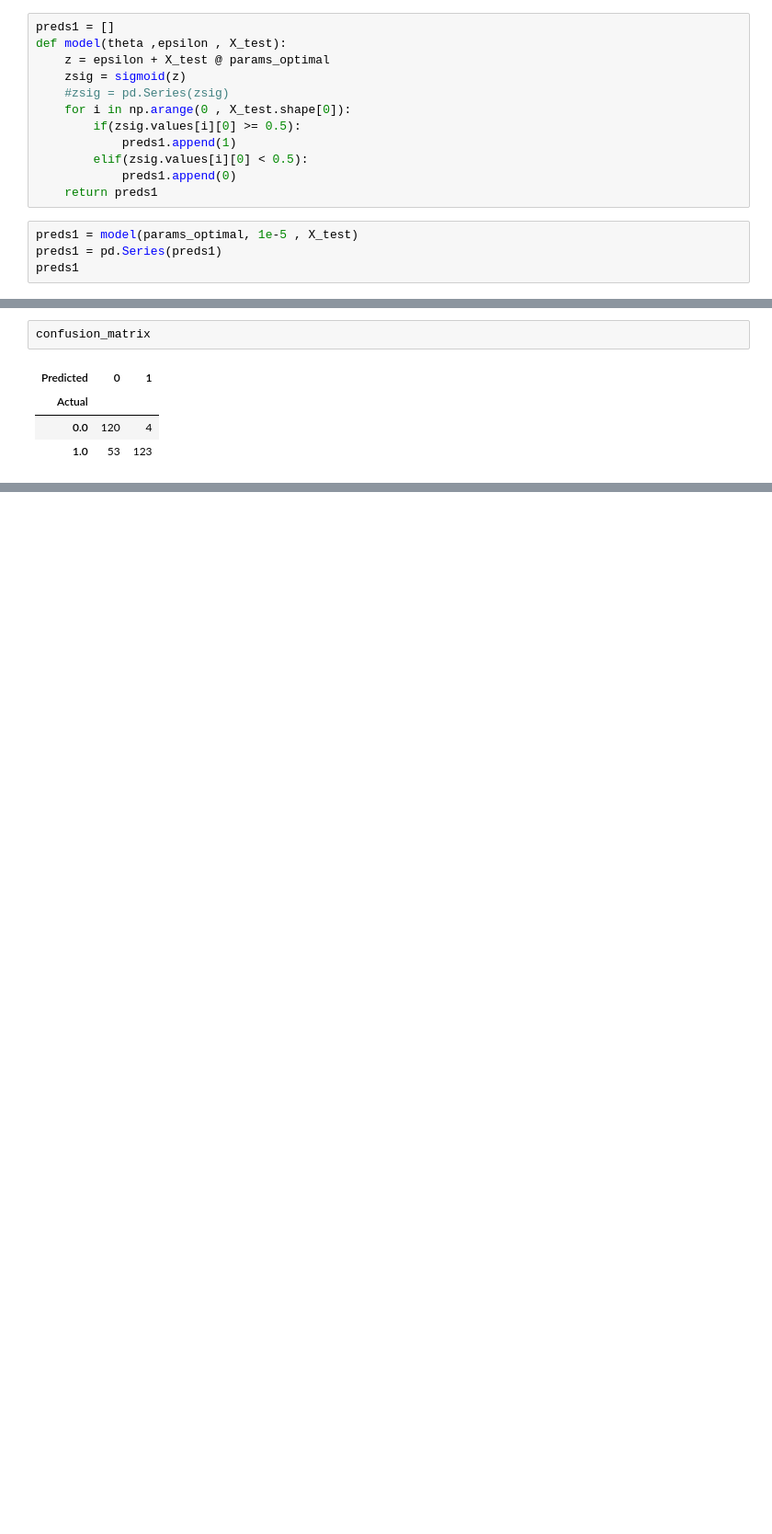
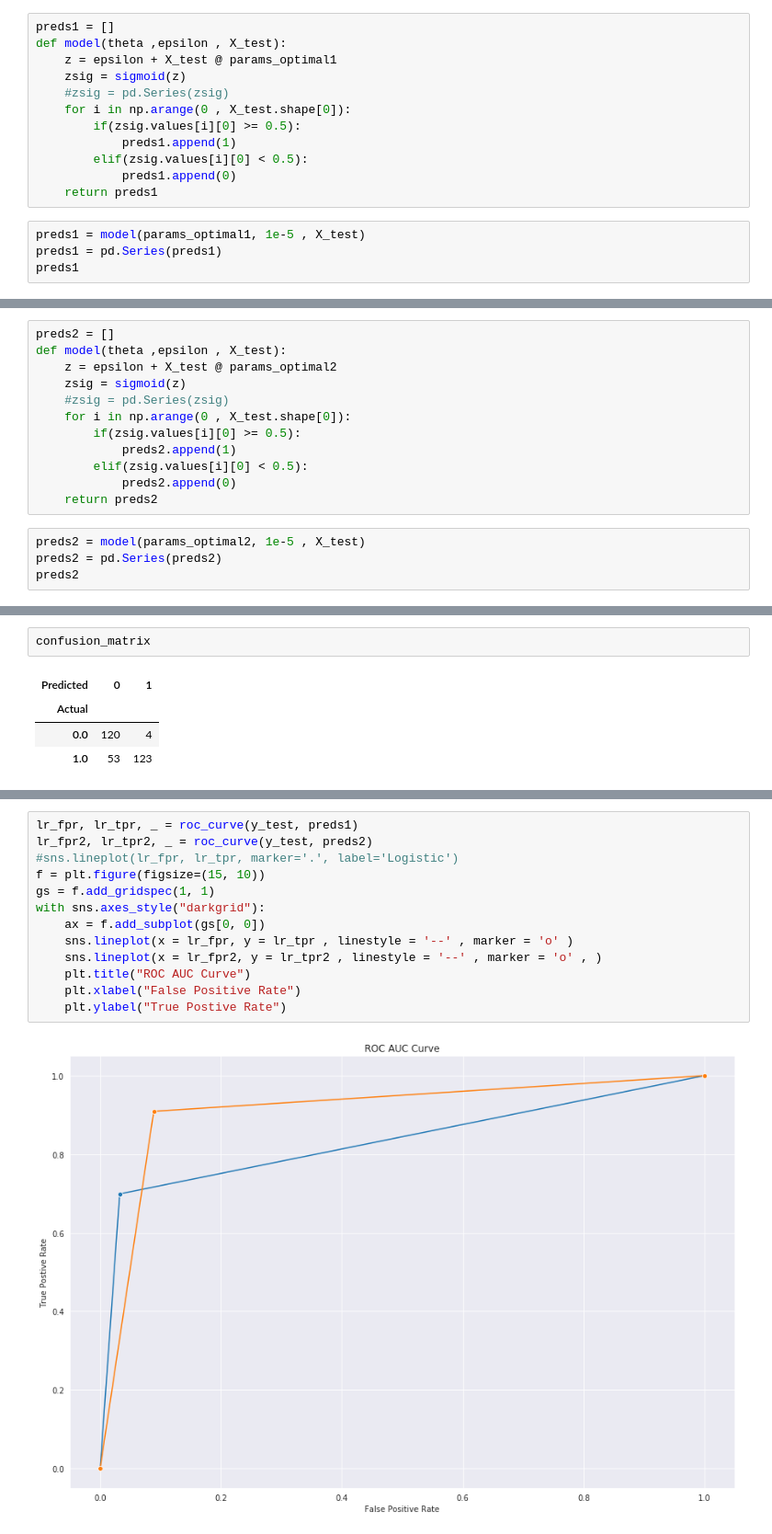
Before and after one commit to Bakli18/MFDS-Project-Question-2, a Jupyter notebook: Question2.ipynb, the cells around one changed output, grey strips where cells are left out. Shown at 92% size. Saved outputs shown, nothing was run; the diff lists cells and outputs as text; blank space fills up the shorter version.

```diff
--- a/Question2.ipynb
+++ b/Question2.ipynb
@@ -535,7 +590,7 @@ params_optimal = coef
 # %%
 preds1 = []
 def model(theta ,epsilon , X_test):
-    z = epsilon + X_test @ params_optimal
+    z = epsilon + X_test @ params_optimal1
     zsig = sigmoid(z)
     #zsig = pd.Series(zsig)
     for i in np.arange(0 , X_test.shape[0]):
@@ -545,7 +600,7 @@ def model(theta ,epsilon , X_test):
             preds1.append(0)
     return preds1
 # %%
-preds1 = model(params_optimal, 1e-5 , X_test)
+preds1 = model(params_optimal1, 1e-5 , X_test)
 preds1 = pd.Series(preds1)
 preds1
 # %% [output]
@@ -566,3 +621,19 @@ preds1
 298    1
 299    0
 Length: 300, dtype: int64
+# %%
+preds2 = []
+def model(theta ,epsilon , X_test):
+    z = epsilon + X_test @ params_optimal2
+    zsig = sigmoid(z)
+    #zsig = pd.Series(zsig)
+    for i in np.arange(0 , X_test.shape[0]):
+        if(zsig.values[i][0] >= 0.5):
+            preds2.append(1)
+        elif(zsig.values[i][0] < 0.5):
+            preds2.append(0)
+    return preds2
+# %%
+preds2 = model(params_optimal2, 1e-5 , X_test)
+preds2 = pd.Series(preds2)
+preds2
@@ -585,0 +679,15 @@ confusion_matrix
+# %%
+lr_fpr, lr_tpr, _ = roc_curve(y_test, preds1)
+lr_fpr2, lr_tpr2, _ = roc_curve(y_test, preds2)
+#sns.lineplot(lr_fpr, lr_tpr, marker='.', label='Logistic')
+f = plt.figure(figsize=(15, 10))
+gs = f.add_gridspec(1, 1)
+with sns.axes_style("darkgrid"):
+    ax = f.add_subplot(gs[0, 0])
+    sns.lineplot(x = lr_fpr, y = lr_tpr , linestyle = '--' , marker = 'o' )
+    sns.lineplot(x = lr_fpr2, y = lr_tpr2 , linestyle = '--' , marker = 'o' , )
+    plt.title("ROC AUC Curve")
+    plt.xlabel("False Positive Rate")
+    plt.ylabel("True Postive Rate")
+# %% [output]
+[figure, added]
```
Also changed, not shown: parts of 20 cells of this notebook.
